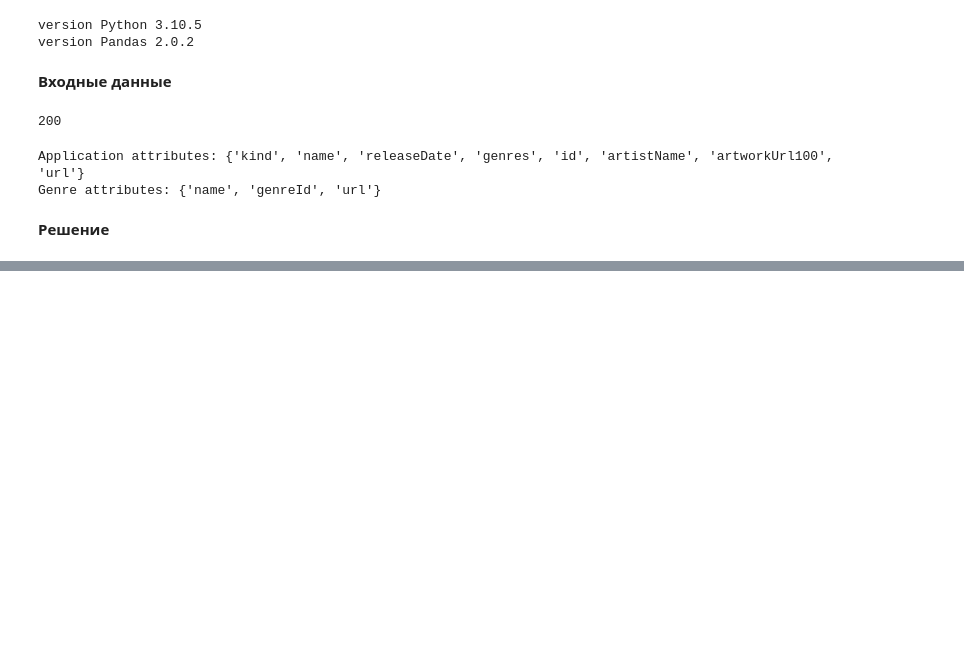
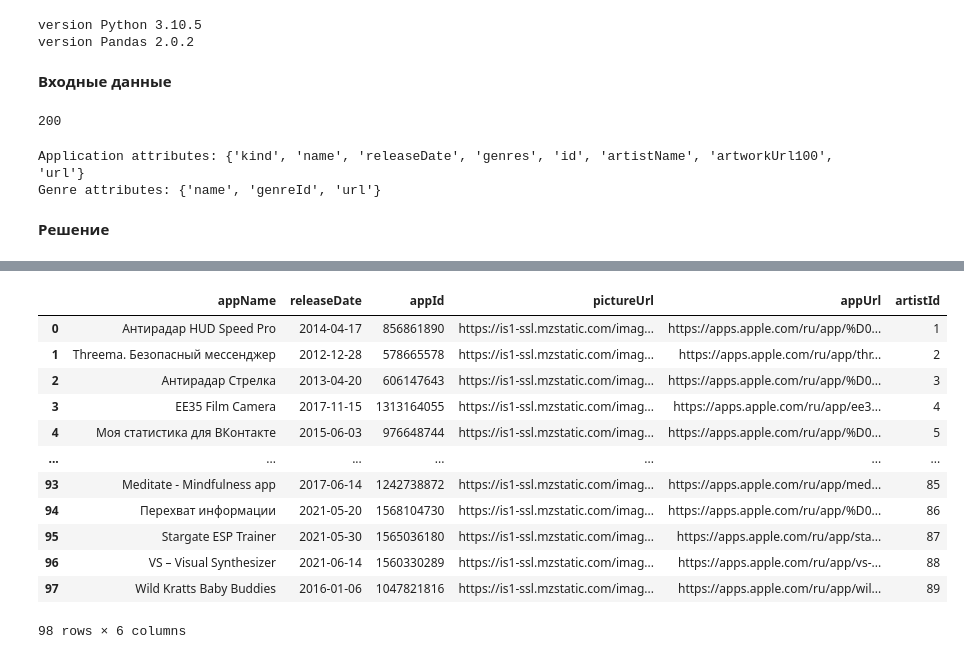
Before and after one commit to D-lana/Test_Finam, a Jupyter notebook: test_api/test_api_task_1.ipynb, the cells around one changed output, grey strips where cells are left out. Drawn from its saved outputs; the diff is of its cells as text; code cells hidden in the pictures; blank space fills up the shorter version.

```diff
--- a/test_api/test_api_task_1.ipynb
+++ b/test_api/test_api_task_1.ipynb
@@ -69,7 +54,0 @@ df_app
-# %%
-# Распаковка колонки 'basket'
-df = df_transactions.explode('basket').reset_index(drop=True)
-split_df = pd.DataFrame(df['basket'].to_list(), columns = ['product_id', 'price'])
-df = pd.concat([df, split_df], axis=1)
-df = df.drop('basket', axis=1)
-df.sample(5)
@@ -83,5 +54,0 @@ df.sample(5)
-# %%
-# Перевод даты в день недели
-df['date_of_purchase'] = df['date_of_purchase'].apply(lambda x: pd.to_datetime(x, format='%Y-%m-%d %H:%M:%S.%f').dayofweek)
-df.rename(columns={"date_of_purchase": "day_of_week"}, inplace=True)
-df.sample(5)
@@ -95,14 +54,0 @@ df.sample(5)
-# %%
-# Вычисление результирующих колонок
-def set_to_list(row):
-    return list(set(row))
-
-df['quantity'] = 1
-df = df.groupby(['customer_id', 'day_of_week']).agg(
-    price_max=pd.NamedAgg(column='price', aggfunc="max"),
-    price_min=pd.NamedAgg(column='price', aggfunc="min"),
-    price_median=pd.NamedAgg(column='price', aggfunc="median"),
-    price_mean=pd.NamedAgg(column='price', aggfunc="mean"),
-    quantity=pd.NamedAgg(column='quantity', aggfunc="sum"),
-    products=pd.NamedAgg(column='product_id', aggfunc=set_to_list)
-    ).reset_index()
@@ -125,0 +55,6 @@ df
+# %%
+#Cущность - автор (поля: artistId, artistName)
+df_artist = pd.DataFrame(df.artistName.unique(), columns=['artistName'])
+df_genres_app = df_genres_app.dropna()
+df_artist['artistId'] = range(1, len(df_artist) + 1)
+df_artist.sample(5)
@@ -125,0 +97,24 @@ df
+# %%
+# Cущность - приложение (поля: appId, appName, appUrl, pictureUrl, releaseDate, artistId)
+df_app = df.copy().drop(['genres'], axis=1)
+df_app = pd.merge(df_app, df_artist, on='artistName')
+df_app.drop(['artistName'], axis=1, inplace=True)
+df_app.rename(columns={'id': 'appId',
+                        'name': 'appName',
+                        'url': 'appUrl',
+                        'artworkUrl100': 'pictureUrl'}, inplace=True)
+df_app
+# %% [output]
+|  | appName | releaseDate | appId | pictureUrl | appUrl | artistId |
+| 0 | Антирадар HUD Speed Pro | 2014-04-17 | 856861890 | https://is1-ssl.mzstatic.com/imag... | https://apps.apple.com/ru/app/%D0... | 1 |
+| 1 | Threema. Безопасный мессенджер | 2012-12-28 | 578665578 | https://is1-ssl.mzstatic.com/imag... | https://apps.apple.com/ru/app/thr... | 2 |
+| 2 | Антирадар Стрелка | 2013-04-20 | 606147643 | https://is1-ssl.mzstatic.com/imag... | https://apps.apple.com/ru/app/%D0... | 3 |
+| 3 | EE35 Film Camera | 2017-11-15 | 1313164055 | https://is1-ssl.mzstatic.com/imag... | https://apps.apple.com/ru/app/ee3... | 4 |
+| 4 | Моя статистика для ВКонтакте | 2015-06-03 | 976648744 | https://is1-ssl.mzstatic.com/imag... | https://apps.apple.com/ru/app/%D0... | 5 |
+| ... | ... | ... | ... | ... | ... | ... |
+| 93 | Meditate - Mindfulness app | 2017-06-14 | 1242738872 | https://is1-ssl.mzstatic.com/imag... | https://apps.apple.com/ru/app/med... | 85 |
+| 94 | Перехват информации | 2021-05-20 | 1568104730 | https://is1-ssl.mzstatic.com/imag... | https://apps.apple.com/ru/app/%D0... | 86 |
+| 95 | Stargate ESP Trainer | 2021-05-30 | 1565036180 | https://is1-ssl.mzstatic.com/imag... | https://apps.apple.com/ru/app/sta... | 87 |
+| 96 | VS – Visual Synthesizer | 2021-06-14 | 1560330289 | https://is1-ssl.mzstatic.com/imag... | https://apps.apple.com/ru/app/vs-... | 88 |
+| 97 | Wild Kratts Baby Buddies | 2016-01-06 | 1047821816 | https://is1-ssl.mzstatic.com/imag... | https://apps.apple.com/ru/app/wil... | 89 |
+98 rows × 6 columns
```
Also changed, not shown: parts of 9 cells of this notebook, 1 other file.
